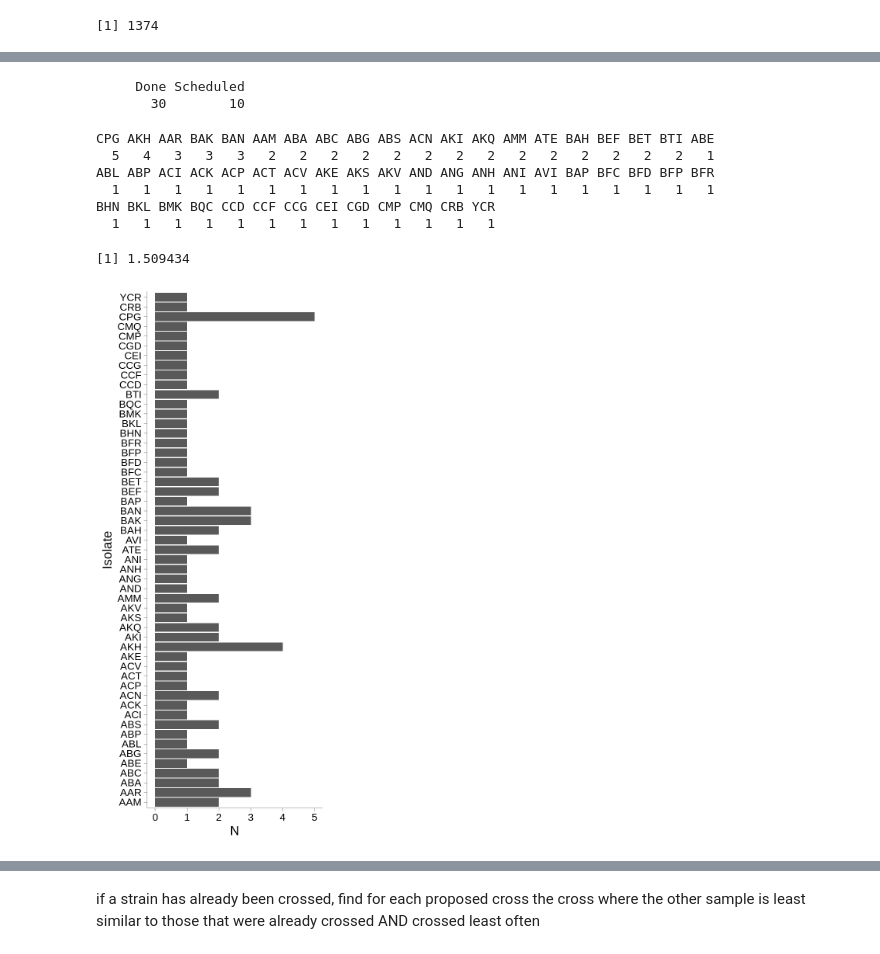
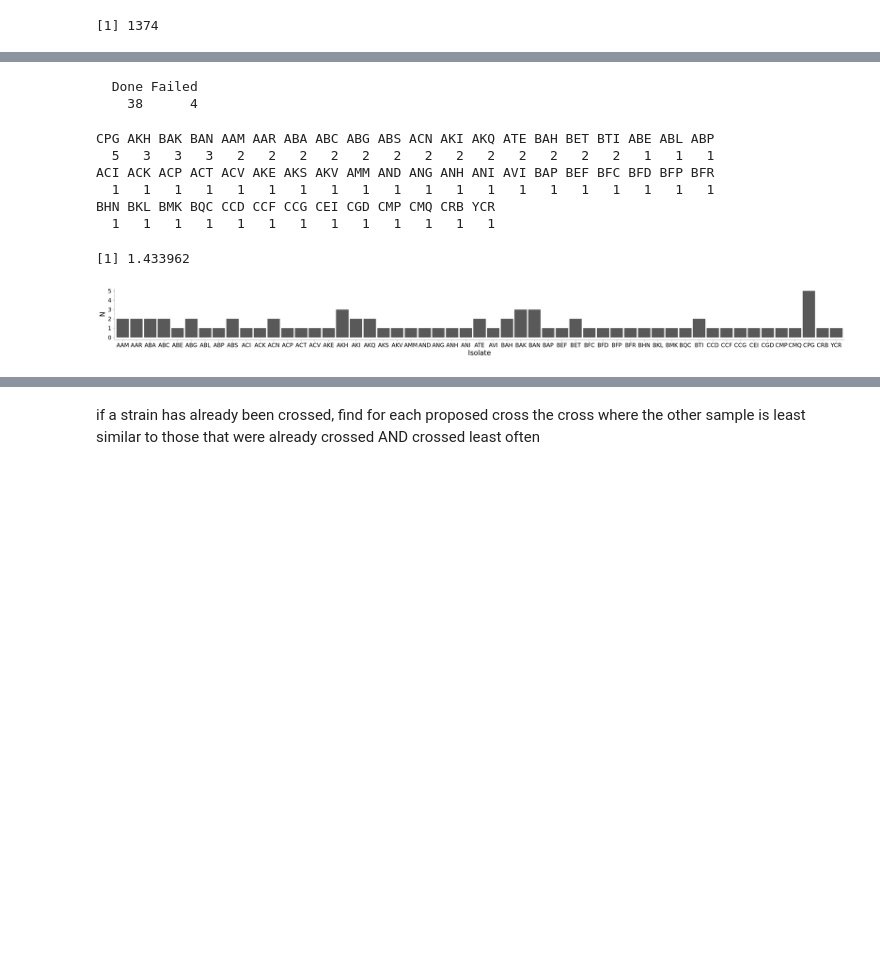
Before and after one commit to jnrunge/TRD, a Jupyter notebook: All measures except opposite homozygous loci.ipynb, the cells around one changed output, grey strips where cells are left out. Saved outputs shown, nothing was run; the diff lists cells and outputs as text; code cells hidden in the pictures; blank space fills up the shorter version.

```diff
--- a/All measures except opposite homozygous loci.ipynb
+++ b/All measures except opposite homozygous loci.ipynb
@@ -176,9 +177,9 @@ all_comparisons=subset(all_comparisons,
                       !(paste(col,row) %in% paste(my_crosses$`Short name 1`,
                                                      my_crosses$`Short name 2`)))
 # %%
-already_crossed=data.frame(s1=c(chris_crosses$sample1,my_crosses$`Short name 1`[my_crosses$Status != "Failed"]),
-                           s2=c(chris_crosses$sample2,my_crosses$`Short name 2`[my_crosses$Status != "Failed"]),
+already_crossed=data.frame(s1=c(chris_crosses$sample1,my_crosses$`Short name 1`[my_crosses$Status != "Failed"],my_crosses$`Short name 1`[my_crosses$Status == "Failed"]),
+                           s2=c(chris_crosses$sample2,my_crosses$`Short name 2`[my_crosses$Status != "Failed"],my_crosses$`Short name 2`[my_crosses$Status == "Failed"]),
                            status=c(rep("Done", nrow(chris_crosses)+sum(my_crosses$Status!="Scheduled" & my_crosses$Status!="Failed")),
-                                    rep("Scheduled", sum(my_crosses$Status=="Scheduled"))),stringsAsFactors=FALSE)
+                                    rep("Scheduled", sum(my_crosses$Status=="Scheduled")), rep("Failed", sum(my_crosses$Status=="Failed"))),stringsAsFactors=FALSE)
 already_crossed
 # %% [output]
@@ -204,24 +205,26 @@ A data.frame: 40 × 3
 # %%
 table(already_crossed$status)
 # %% [output]
-     Done Scheduled
-       30        10
+  Done Failed
+    38      4
+# %%
+already_crossed_not_failed=subset(already_crossed, status!="Failed")
 # %%
-options(repr.plot.width=5, repr.plot.height=12)
+options(repr.plot.width=30, repr.plot.height=3)
 
-ggplot(as.data.table(tab<-table(c(already_crossed$s1,already_crossed$s2))), aes(x=V1,y=N))+
-geom_col()+my_theme(20)+coord_flip()+xlab("Isolate")
+ggplot(as.data.table(tab<-table(c(already_crossed_not_failed$s1,already_crossed_not_failed$s2))), aes(x=V1,y=N))+
+geom_col()+my_theme(20)+xlab("Isolate")
 sort(tab,decreasing = TRUE)
 mean(tab)
 # %% [output]
-CPG AKH AAR BAK BAN AAM ABA ABC ABG ABS ACN AKI AKQ AMM ATE BAH BEF BET BTI ABE
-  5   4   3   3   3   2   2   2   2   2   2   2   2   2   2   2   2   2   2   1
-ABL ABP ACI ACK ACP ACT ACV AKE AKS AKV AND ANG ANH ANI AVI BAP BFC BFD BFP BFR
+CPG AKH BAK BAN AAM AAR ABA ABC ABG ABS ACN AKI AKQ ATE BAH BET BTI ABE ABL ABP
+  5   3   3   3   2   2   2   2   2   2   2   2   2   2   2   2   2   1   1   1
+ACI ACK ACP ACT ACV AKE AKS AKV AMM AND ANG ANH ANI AVI BAP BEF BFC BFD BFP BFR
   1   1   1   1   1   1   1   1   1   1   1   1   1   1   1   1   1   1   1   1
 BHN BKL BMK BQC CCD CCF CCG CEI CGD CMP CMQ CRB YCR
   1   1   1   1   1   1   1   1   1   1   1   1   1
-[1] 1.509434
+[1] 1.433962
-[figure, old version]
+[figure, new version]
 # %%
 getDist=function(x){
     return(ac_OG$dist[ac_OG$paste1==x|
```
Also changed, not shown: parts of 17 cells of this notebook, 1 other file.
